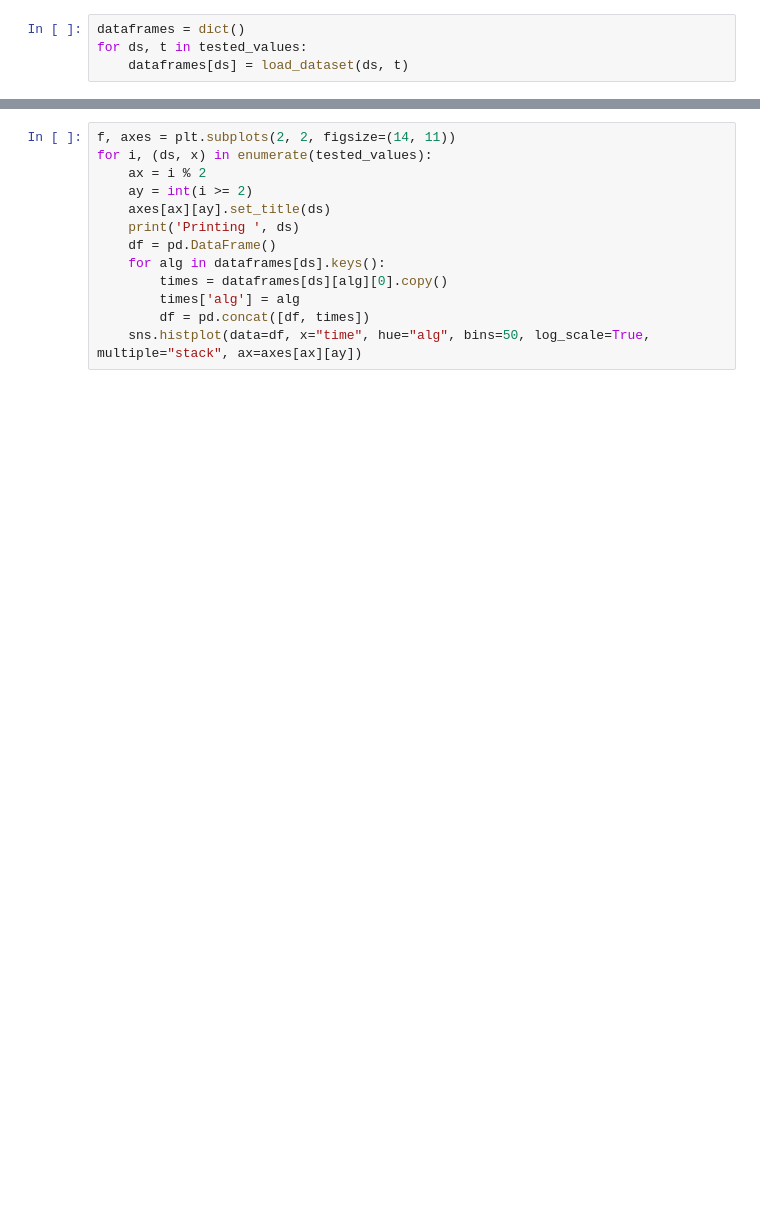
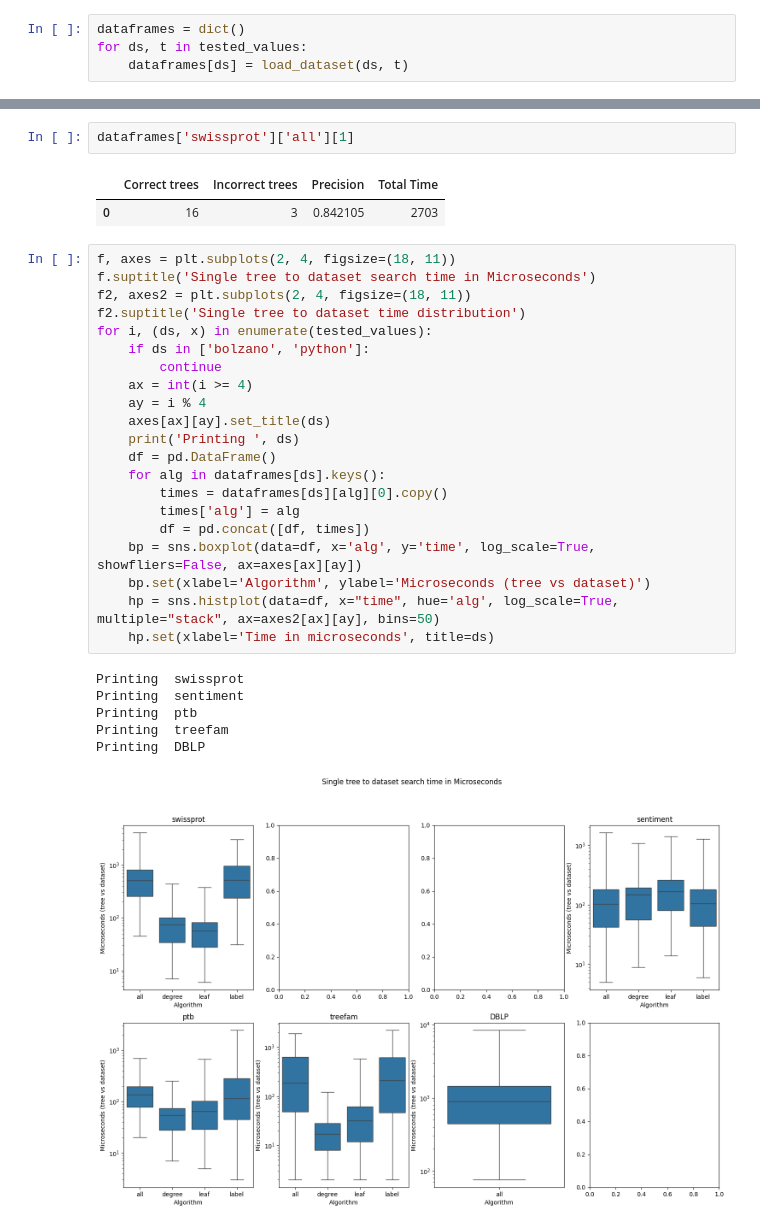
Before and after one commit to LukMRVC/tree-similiarity-experiments, a Jupyter notebook: viz.ipynb, the cells around one changed output, grey strips where cells are left out. Cells and saved outputs as stored; diff of their text form; blank space fills up the shorter version.

```diff
--- a/viz.ipynb
+++ b/viz.ipynb
@@ -123,13 +183,33 @@ Printing  dblp 1 1
+# %%
+dataframes['swissprot']['all'][1]
+# %% [output]
+|  | Correct trees | Incorrect trees | Precision | Total Time |
+| 0 | 16 | 3 | 0.842105 | 2703 |
 # %%
-f, axes = plt.subplots(2, 2, figsize=(14, 11))
+f, axes = plt.subplots(2, 4, figsize=(18, 11))
+f.suptitle('Single tree to dataset search time in Microseconds')
+f2, axes2 = plt.subplots(2, 4, figsize=(18, 11))
+f2.suptitle('Single tree to dataset time distribution')
 for i, (ds, x) in enumerate(tested_values):
-    ax = i % 2
-    ay = int(i >= 2)
+    if ds in ['bolzano', 'python']:
+        continue
+    ax = int(i >= 4)
+    ay = i % 4
     axes[ax][ay].set_title(ds)
     print('Printing ', ds)
     df = pd.DataFrame()
     for alg in dataframes[ds].keys():
         times = dataframes[ds][alg][0].copy()
         times['alg'] = alg
         df = pd.concat([df, times])
-    sns.histplot(data=df, x="time", hue="alg", bins=50, log_scale=True, multiple="stack", ax=axes[ax][ay])
+    bp = sns.boxplot(data=df, x='alg', y='time', log_scale=True, showfliers=False, ax=axes[ax][ay])
+    bp.set(xlabel='Algorithm', ylabel='Microseconds (tree vs dataset)')
+    hp = sns.histplot(data=df, x="time", hue='alg', log_scale=True, multiple="stack", ax=axes2[ax][ay], bins=50)
+    hp.set(xlabel='Time in microseconds', title=ds)
+# %% [output]
+Printing  swissprot
+Printing  sentiment
+Printing  ptb
+Printing  treefam
+Printing  DBLP
+[figure, added]
```
Also changed, not shown: parts of 28 cells of this notebook, 1 other file.
